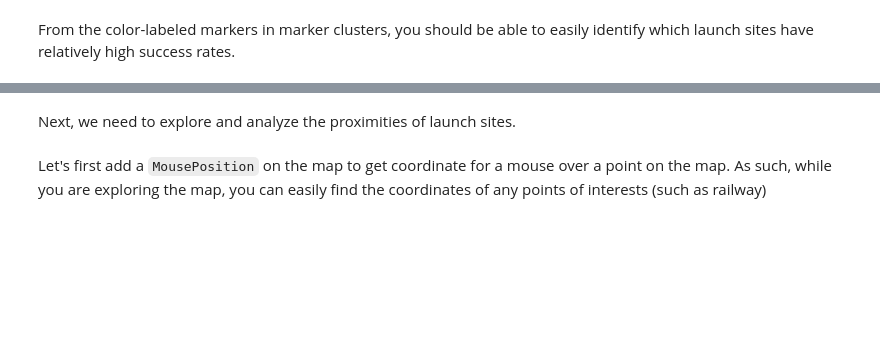
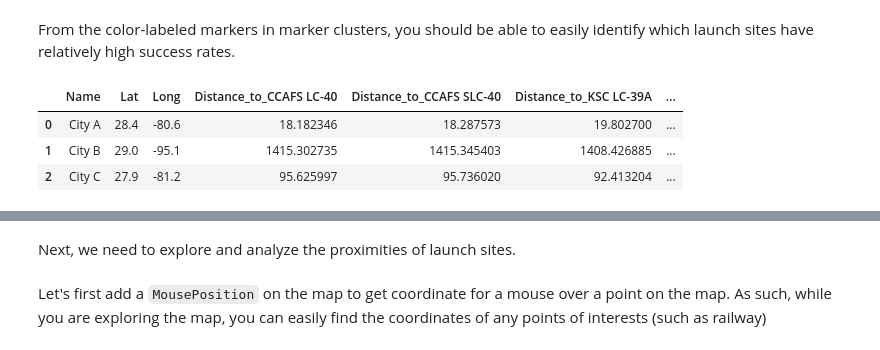
Before and after one commit to Luar-Moon/notebooks, a Jupyter notebook: lab_jupyter_launch_site_location.ipynb, the cells around one changed output, grey strips where cells are left out. Saved outputs shown, nothing was run; the diff lists cells and outputs as text; code cells hidden in the pictures; blank space fills up the shorter version.

```diff
--- a/lab_jupyter_launch_site_location.ipynb
+++ b/lab_jupyter_launch_site_location.ipynb
@@ -289,0 +239,17 @@ site_map
+# %%
+# Add marker_cluster to current site_map
+site_map.add_child(marker_cluster)
+
+# for each row in spacex_df data frame
+# create a Marker object with its coordinate
+# and customize the Marker's icon property to indicate if this launch was successed or failed,
+# e.g., icon=folium.Icon(color=row['marker_color'], icon='info-sign')
+for index, record in spacex_df.iterrows():
+    marker = folium.Marker(
+        location=[record['Lat'], record['Long']],
+        icon=folium.Icon(color=record['marker_color'], icon='info-sign'),
+        popup=f"Launch Site: {record['Launch Site']}\nOutcome: {'Success' if record['class'] == 1 else 'Failed'}"
+    )
+    marker_cluster.add_child(marker)
+
+site_map
@@ -301,18 +269,38 @@ Your updated map may look like the following screenshots:
 From the color-labeled markers in marker clusters, you should be able to easily identify which launch sites have relatively high success rates.
 # %%
 # TASK 3: Calculate the distances between a launch site to its proximities
-import math
 
-def haversine(lat1, lon1, lat2, lon2):
-    # Radius of the Earth in kilometers
-    R = 6371.0
+def calculate_distance(lat1, lon1, lat2, lon2):
     # Convert latitude and longitude from degrees to radians
-    lat1, lon1, lat2, lon2 = map(math.radians, [lat1, lon1, lat2, lon2])
-    # Differences in coordinates
+    coords_in_radians = [radians(lat1), radians(lon1), radians(lat2), radians(lon2)]
+    lat1, lon1, lat2, lon2 = coords_in_radians
+
+    # Haversine formula
     dlat = lat2 - lat1
     dlon = lon2 - lon1
-    # Haversine formula
-    a = math.sin(dlat / 2)**2 + math.cos(lat1) * math.cos(lat2) * math.sin(dlon / 2)**2
-    c = 2 * math.atan2(math.sqrt(a), math.sqrt(1 - a))
-    distance = R * c  # Distance in kilometers
+    a = sin(dlat / 2)**2 + cos(lat1) * cos(lat2) * sin(dlon / 2)**2
+    c = 2 * atan2(sqrt(a), sqrt(1 - a))
+    radius_earth_km = 6371  # Radius of Earth in kilometers
+    distance = radius_earth_km * c
+
     return distance
+
+# Create a new DataFrame to calculate distances to the nearest cities or points of interest
+proximities = pd.DataFrame({
+    'Name': ['City A', 'City B', 'City C'],
+    'Lat': [28.4, 29.0, 27.9],
+    'Long': [-80.6, -95.1, -81.2]
+})
+
+# Add distances to each launch site
+for index, site in launch_sites_df.iterrows():
+    site_lat, site_long = site['Lat'], site['Long']
+    distances = proximities.apply(lambda row: calculate_distance(site_lat, site_long, row['Lat'], row['Long']), axis=1)
+    proximities[f"Distance_to_{site['Launch Site']}"] = distances
+
+proximities
+# %% [output]
+|  | Name | Lat | Long | Distance_to_CCAFS LC-40 | Distance_to_CCAFS SLC-40 | Distance_to_KSC LC-39A | ... |
+| 0 | City A | 28.4 | -80.6 | 18.182346 | 18.287573 | 19.802700 | ... |
+| 1 | City B | 29.0 | -95.1 | 1415.302735 | 1415.345403 | 1408.426885 | ... |
+| 2 | City C | 27.9 | -81.2 | 95.625997 | 95.736020 | 92.413204 | ... |
```
Also changed, not shown: parts of 9 cells of this notebook.
